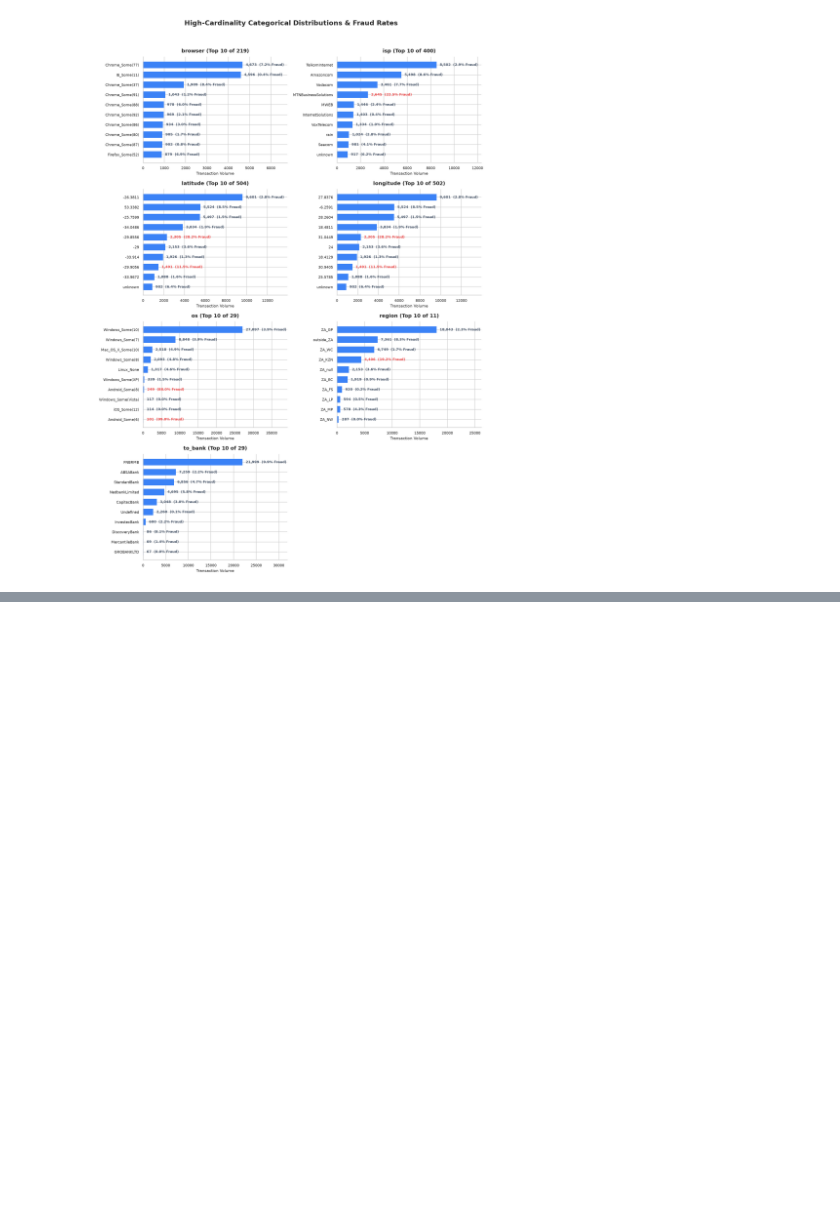
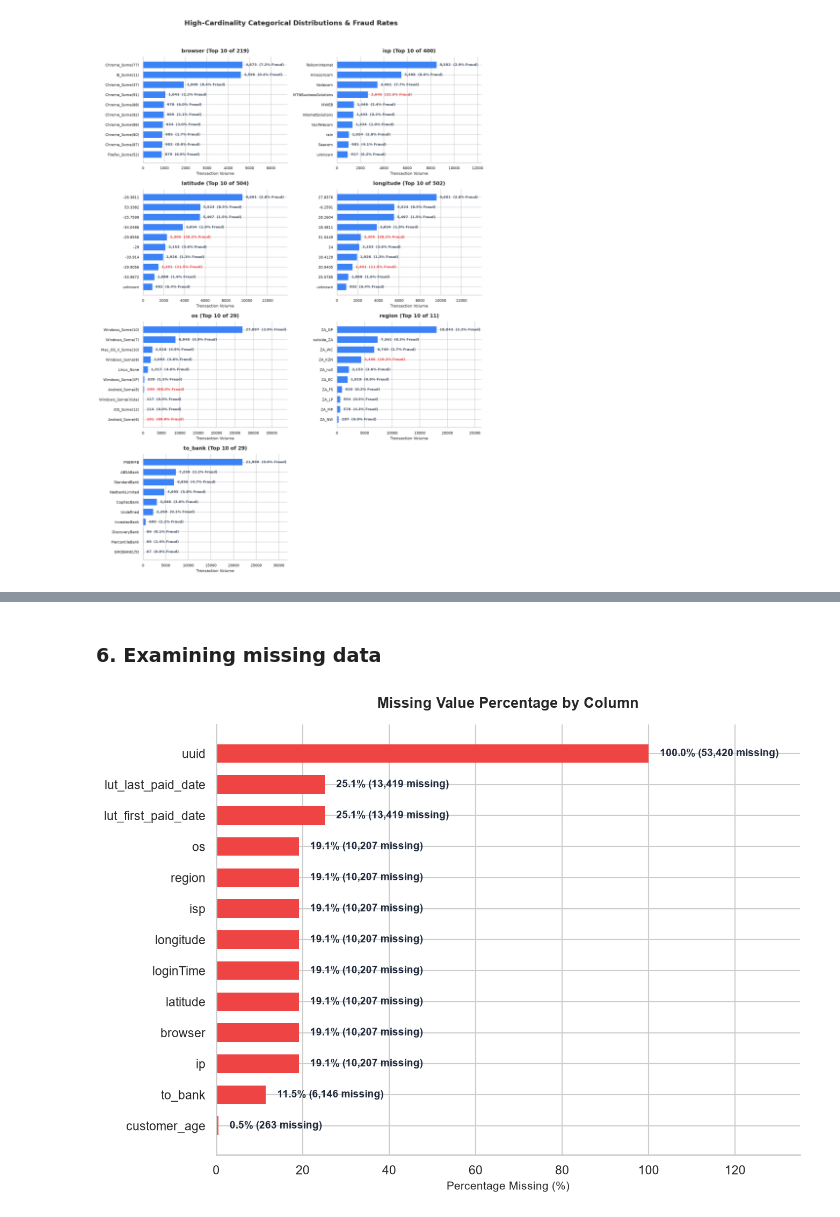
Before and after one commit to panashe-maisiri-dev/fraud-detection, a Jupyter notebook: notebooks/exploratory_data_analysis.ipynb, the cells around one changed output, grey strips where cells are left out. Saved outputs shown, nothing was run; the diff lists cells and outputs as text; code cells hidden in the pictures; blank space fills up the shorter version.

```diff
--- a/notebooks/exploratory_data_analysis.ipynb
+++ b/notebooks/exploratory_data_analysis.ipynb
@@ -473,0 +814,57 @@ else:
+# %% [markdown]
+### <b> 6. Examining missing data
+# %%
+# Set theme
+sns.set_theme(style="whitegrid")
+plt.rcParams['figure.dpi'] = 150
+
+# -------------------------------------------------------------------
+# 1. CALCULATE MISSING VALUE SUMMARY
+# -------------------------------------------------------------------
+null_counts = fraud_data.isnull().sum()
+null_pct = (fraud_data.isnull().sum() / len(fraud_data)) * 100
+
+missing_df = pd.DataFrame({
+    'Missing_Count': null_counts,
+    'Missing_Percentage': null_pct
+}).query('Missing_Count > 0').sort_values(by='Missing_Count', ascending=True)
+
+if missing_df.empty:
+    print(" Great news! There are zero missing values in this dataset.")
+else:
+    # -------------------------------------------------------------------
+    # 2. PLOT MISSING VALUE PERCENTAGE BAR CHART
+    # -------------------------------------------------------------------
+    plt.figure(figsize=(9, max(4, len(missing_df) * 0.5)))
+
+    bars = plt.barh(
+        y=missing_df.index,
+        width=missing_df['Missing_Percentage'],
+        color='#EF4444',  # Soft red to signal missingness
+        edgecolor='none',
+        height=0.6
+    )
+
+    # Annotate bars with Percentage and Raw Count
+    max_w = missing_df['Missing_Percentage'].max()
+    for bar, count in zip(bars, missing_df['Missing_Count']):
+        w = bar.get_width()
+        plt.text(
+            x=w + (max_w * 0.02),
+            y=bar.get_y() + bar.get_height() / 2,
+            s=f" {w:.1f}% ({count:,} missing)",
+            va='center',
+            fontsize=9,
+            fontweight='bold',
+            color='#1E293B'
+        )
+
+    plt.title('Missing Value Percentage by Column', fontsize=13, fontweight='bold', pad=15)
+    plt.xlabel('Percentage Missing (%)', fontsize=10)
+    plt.ylabel('')
+    plt.xlim(0, max_w * 1.35)
+    sns.despine(top=True, right=True)
+    plt.tight_layout()
+    plt.show()
+# %% [output]
+[figure, added]
```
Also changed, not shown: parts of 19 cells of this notebook.
